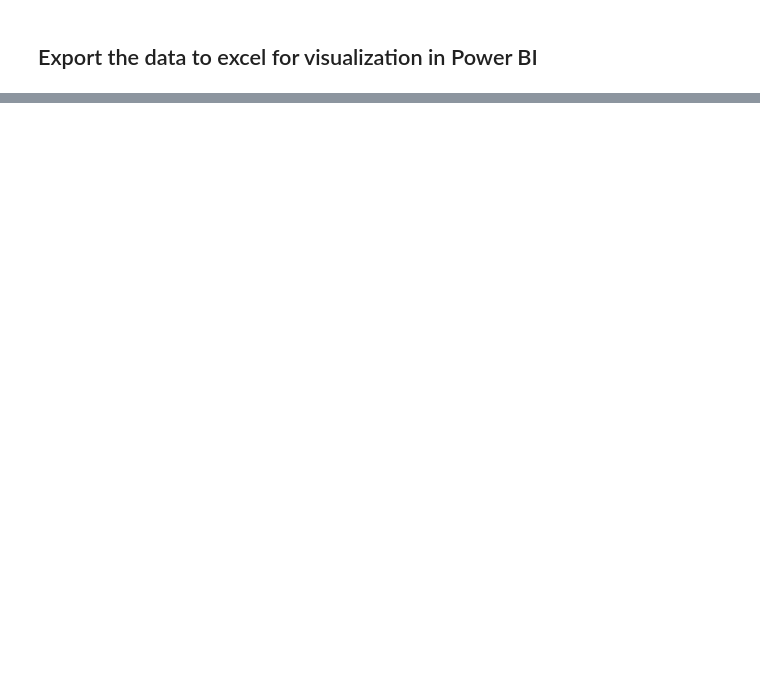
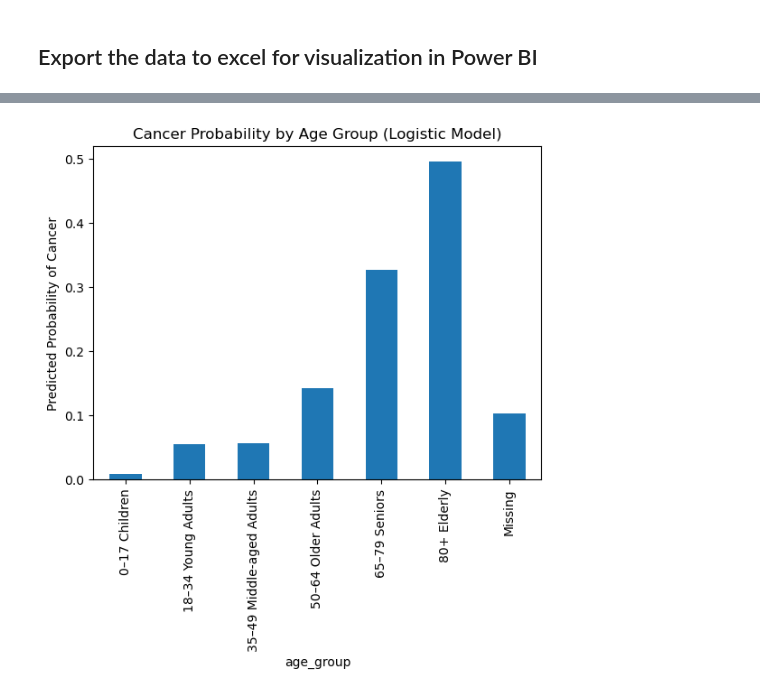
Before and after one commit to JonnaYliMikola/jonnaylimikola.github.io, a Jupyter notebook: Skinvision_data_by_lesion.ipynb, the cells around one changed output, grey strips where cells are left out. Saved outputs shown, nothing was run; the diff lists cells and outputs as text; code cells hidden in the pictures; blank space fills up the shorter version.

```diff
--- a/Skinvision_data_by_lesion.ipynb
+++ b/Skinvision_data_by_lesion.ipynb
@@ -782,0 +391,5 @@ data_uniqueimage.to_excel('data_uniqueimage.xlsx', index = False)
+# %%
+# Hypothesis 1 : elderly and senior have a higher cancer rate than other groups / cancer rate grow with age
+cancer_labels = ["akiec", "bcc", "mel"]
+
+data["is_cancer"] = data["dx"].isin(cancer_labels).astype(int)
@@ -782,0 +419,3 @@ data_uniqueimage.to_excel('data_uniqueimage.xlsx', index = False)
+# %%
+model = smf.logit("is_cancer ~ C(age_group)", data=data).fit()
+print(model.summary())
@@ -782,0 +491,10 @@ data_uniqueimage.to_excel('data_uniqueimage.xlsx', index = False)
+# %%
+pred = model.predict(data)
+data["prob_cancer"] = pred
+
+data.groupby("age_group")["prob_cancer"].mean().plot(kind="bar")
+plt.ylabel("Predicted Probability of Cancer")
+plt.title("Cancer Probability by Age Group (Logistic Model)")
+plt.show()
+# %% [output]
+[figure, added]
```
Also changed, not shown: parts of 48 cells of this notebook.
